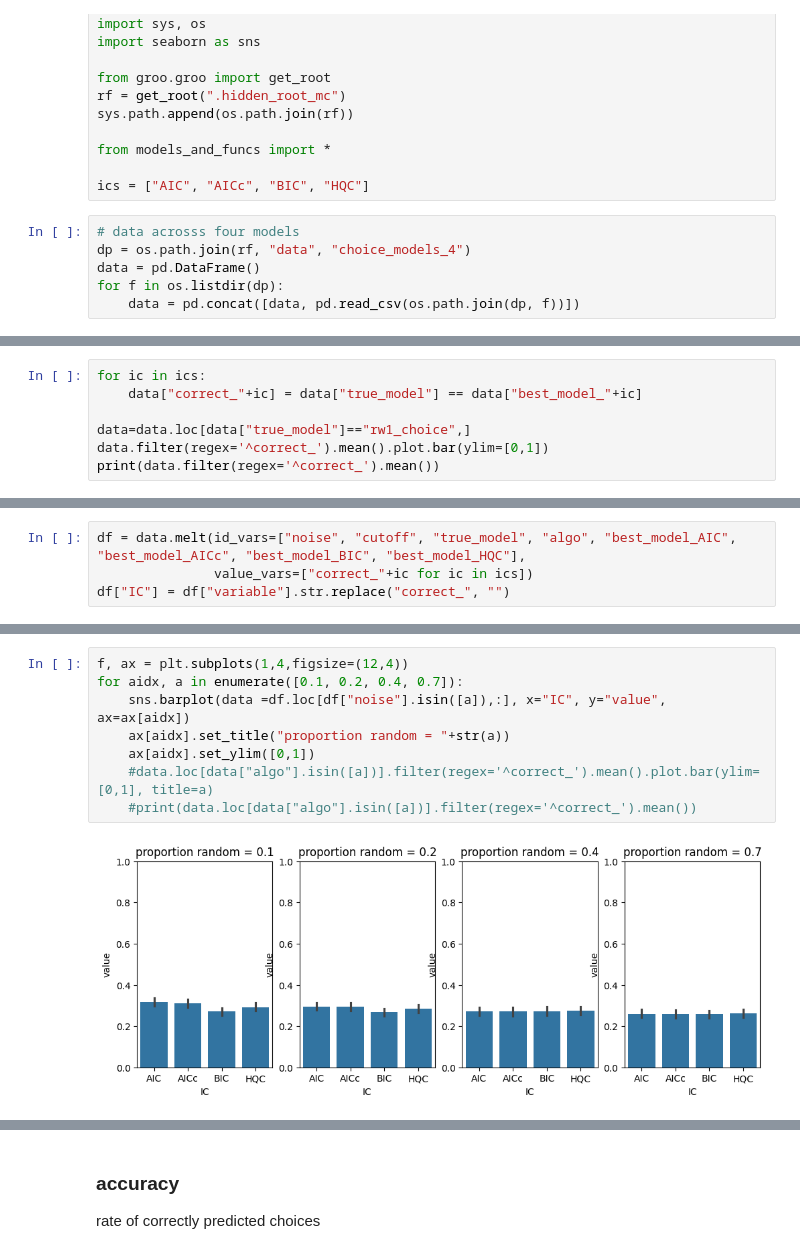
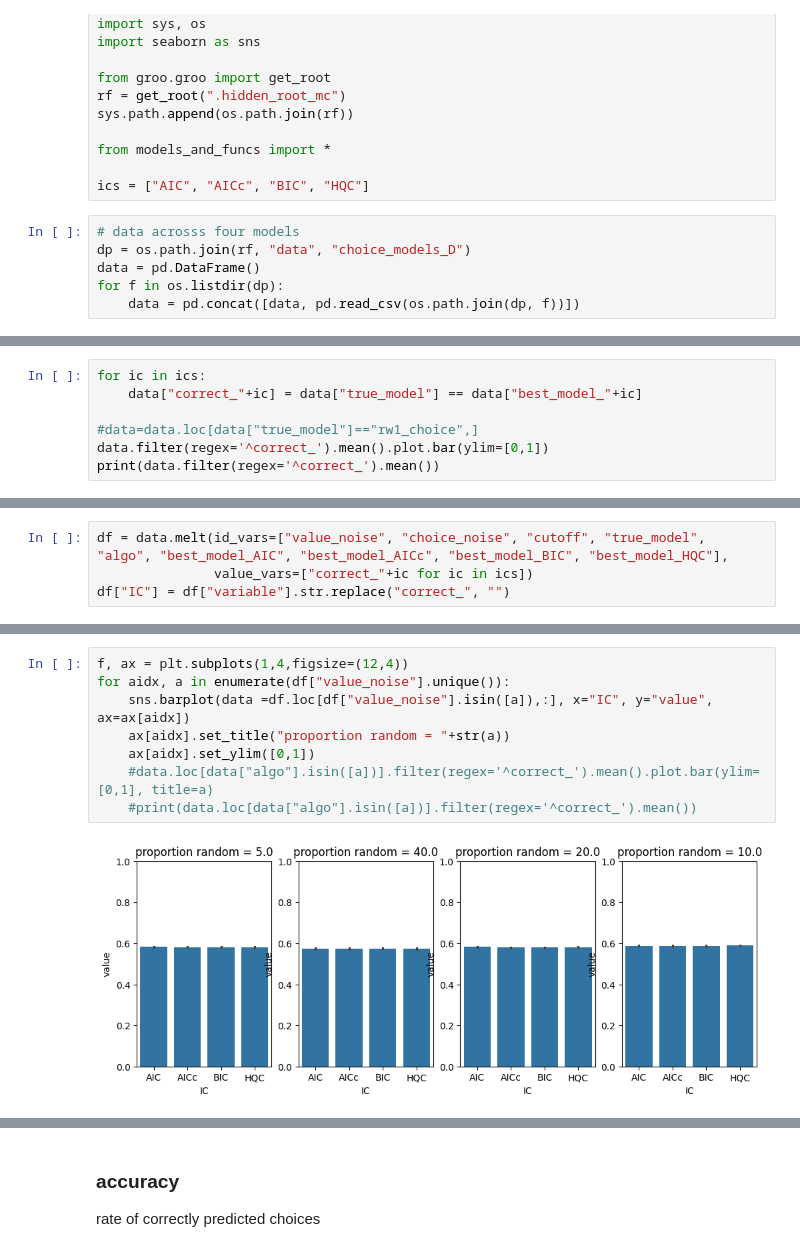
Before and after one commit to ozika/model-comparison-sims, a Jupyter notebook: analyze_fits_choice.ipynb, the cells around one changed output, grey strips where cells are left out. Saved outputs shown, nothing was run; the diff lists cells and outputs as text.

```diff
--- a/analyze_fits_choice.ipynb
+++ b/analyze_fits_choice.ipynb
@@ -16,7 +16,7 @@ from models_and_funcs import *
 ics = ["AIC", "AICc", "BIC", "HQC"]
 # %%
 # data acrosss four models
-dp = os.path.join(rf, "data", "choice_models_4")
+dp = os.path.join(rf, "data", "choice_models_D")
 data = pd.DataFrame()
 for f in os.listdir(dp):
     data = pd.concat([data, pd.read_csv(os.path.join(dp, f))])
@@ -26,7 +38,7 @@ for f in os.listdir(dp):
 for ic in ics:
     data["correct_"+ic] = data["true_model"] == data["best_model_"+ic]
 
-data=data.loc[data["true_model"]=="rw1_choice",]
+#data=data.loc[data["true_model"]=="rw1_choice",]
 data.filter(regex='^correct_').mean().plot.bar(ylim=[0,1])
 print(data.filter(regex='^correct_').mean())
 # %% [output]
@@ -39,5 +51,5 @@ dtype: float64
 # %%
-df = data.melt(id_vars=["noise", "cutoff", "true_model", "algo", "best_model_AIC", "best_model_AICc", "best_model_BIC", "best_model_HQC"],
+df = data.melt(id_vars=["value_noise", "choice_noise", "cutoff", "true_model", "algo", "best_model_AIC", "best_model_AICc", "best_model_BIC", "best_model_HQC"],
                value_vars=["correct_"+ic for ic in ics])
 df["IC"] = df["variable"].str.replace("correct_", "")
 # %%
@@ -63,10 +75,10 @@ for aidx, a in enumerate(data["true_model"].unique()):
 # %%
 f, ax = plt.subplots(1,4,figsize=(12,4))
-for aidx, a in enumerate([0.1, 0.2, 0.4, 0.7]):
-    sns.barplot(data =df.loc[df["noise"].isin([a]),:], x="IC", y="value", ax=ax[aidx])
+for aidx, a in enumerate(df["value_noise"].unique()):
+    sns.barplot(data =df.loc[df["value_noise"].isin([a]),:], x="IC", y="value", ax=ax[aidx])
     ax[aidx].set_title("proportion random = "+str(a))
     ax[aidx].set_ylim([0,1])
     #data.loc[data["algo"].isin([a])].filter(regex='^correct_').mean().plot.bar(ylim=[0,1], title=a)
     #print(data.loc[data["algo"].isin([a])].filter(regex='^correct_').mean())
 # %% [output]
-[figure, old version]
+[figure, new version]
```
Also changed, not shown: parts of 12 cells of this notebook, 3 other files.
